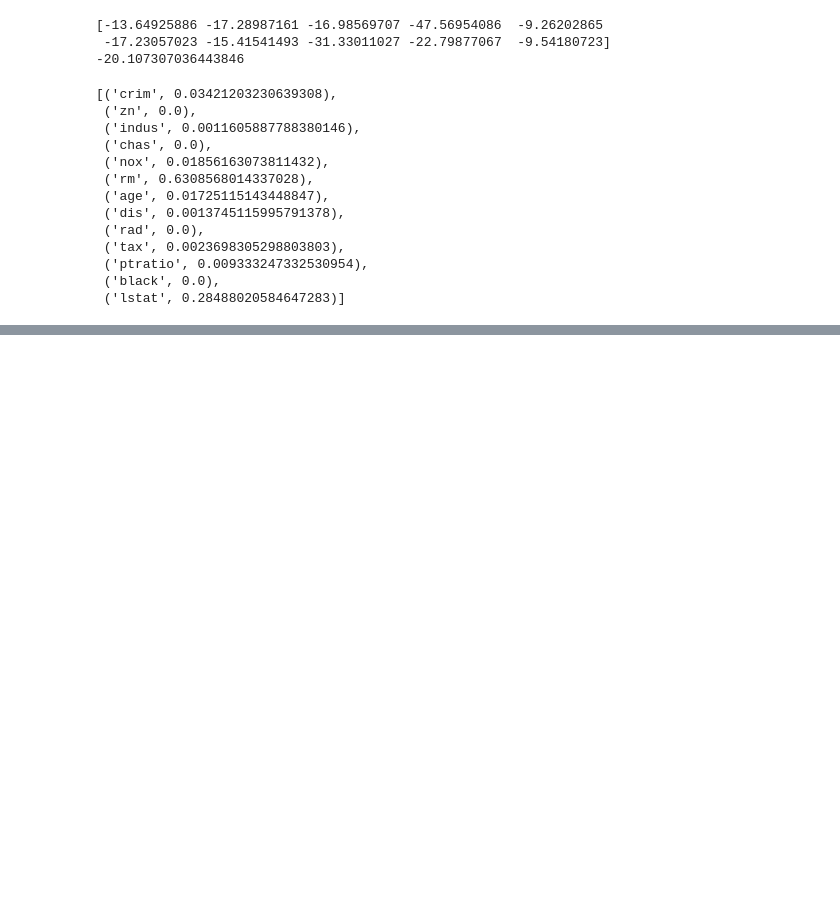
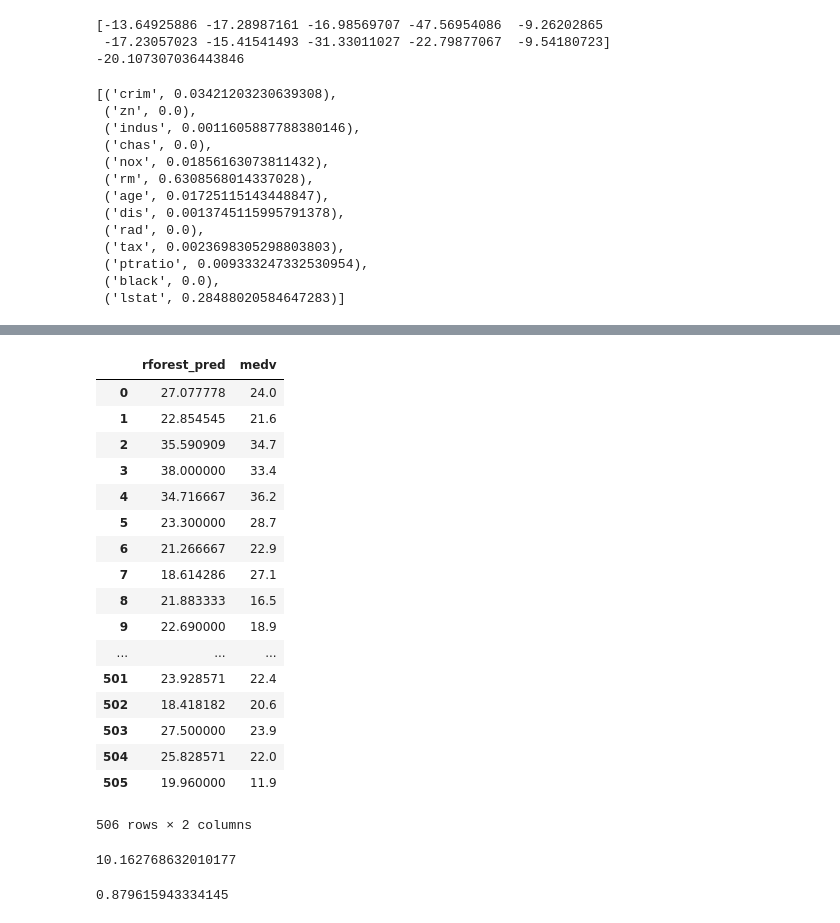
Before and after one commit to ljorge08/Python, a Jupyter notebook: Arboles de regresión.ipynb, the cells around one changed output, grey strips where cells are left out. Cells and saved outputs as stored; diff of their text form; code cells hidden in the pictures; blank space fills up the shorter version.

```diff
--- a/Arboles de regresión.ipynb
+++ b/Arboles de regresión.ipynb
@@ -108,0 +113,3 @@ list(zip(predictors, regtree.feature_importances_))
+# %%
+forest = RandomForestRegressor(n_jobs=2, oob_score = True, n_estimators=20)
+forest.fit(X,Y)
@@ -108,0 +144,31 @@ list(zip(predictors, regtree.feature_importances_))
+# %%
+data["rforest_pred"] = forest.oob_prediction_
+data[["rforest_pred", "medv"]]
+# %% [output]
+|  | rforest_pred | medv |
+| 0 | 27.077778 | 24.0 |
+| 1 | 22.854545 | 21.6 |
+| 2 | 35.590909 | 34.7 |
+| 3 | 38.000000 | 33.4 |
+| 4 | 34.716667 | 36.2 |
+| 5 | 23.300000 | 28.7 |
+| 6 | 21.266667 | 22.9 |
+| 7 | 18.614286 | 27.1 |
+| 8 | 21.883333 | 16.5 |
+| 9 | 22.690000 | 18.9 |
+| ... | ... | ... |
+| 501 | 23.928571 | 22.4 |
+| 502 | 18.418182 | 20.6 |
+| 503 | 27.500000 | 23.9 |
+| 504 | 25.828571 | 22.0 |
+| 505 | 19.960000 | 11.9 |
+506 rows × 2 columns
+# %%
+data["rforest_error2"]=(data["rforest_pred"]-data["medv"])**2
+sum(data["rforest_error2"])/len(data)
+# %% [output]
+10.162768632010177
+# %%
+forest.oob_score_
+# %% [output]
+0.879615943334145
```
Also changed, not shown: parts of 4 cells of this notebook.
